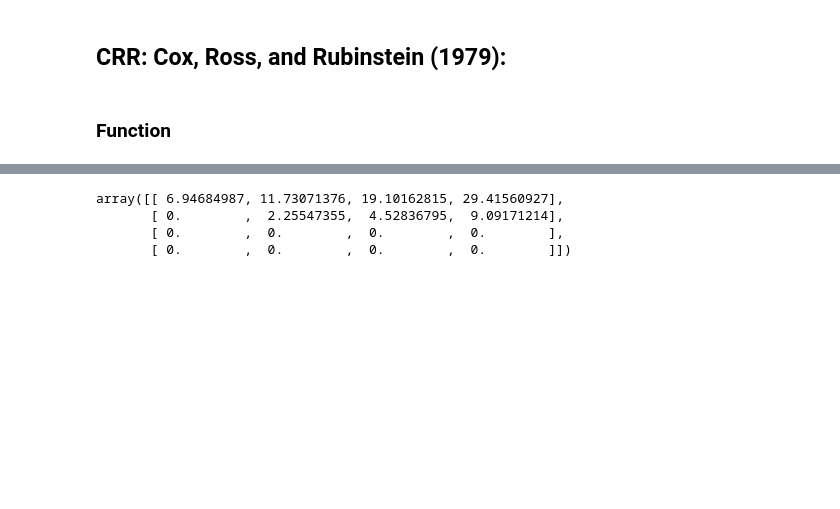
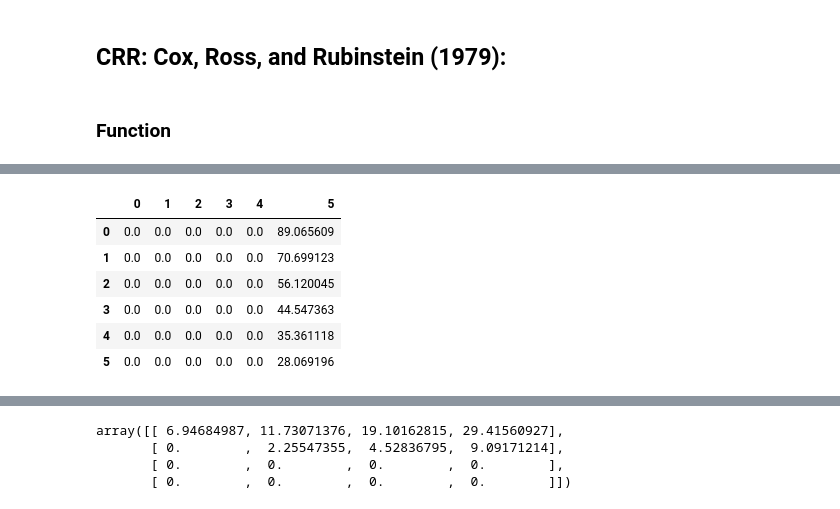
Before and after one commit to julesleclair/BinomialTree, a Jupyter notebook: Binomial Tree - v2.ipynb, the cells around one changed output, grey strips where cells are left out. Saved outputs shown, nothing was run; the diff lists cells and outputs as text; code cells hidden in the pictures; blank space fills up the shorter version.

```diff
--- a/Binomial Tree - v2.ipynb
+++ b/Binomial Tree - v2.ipynb
@@ -112,0 +265,10 @@ t = Tree(test, 5)
+# %%
+pd.DataFrame(t.t_stock)
+# %% [output]
+|  | 0 | 1 | 2 | 3 | 4 | 5 |
+| 0 | 0.0 | 0.0 | 0.0 | 0.0 | 0.0 | 89.065609 |
+| 1 | 0.0 | 0.0 | 0.0 | 0.0 | 0.0 | 70.699123 |
+| 2 | 0.0 | 0.0 | 0.0 | 0.0 | 0.0 | 56.120045 |
+| 3 | 0.0 | 0.0 | 0.0 | 0.0 | 0.0 | 44.547363 |
+| 4 | 0.0 | 0.0 | 0.0 | 0.0 | 0.0 | 35.361118 |
+| 5 | 0.0 | 0.0 | 0.0 | 0.0 | 0.0 | 28.069196 |
```
Also changed, not shown: parts of 16 cells of this notebook.
